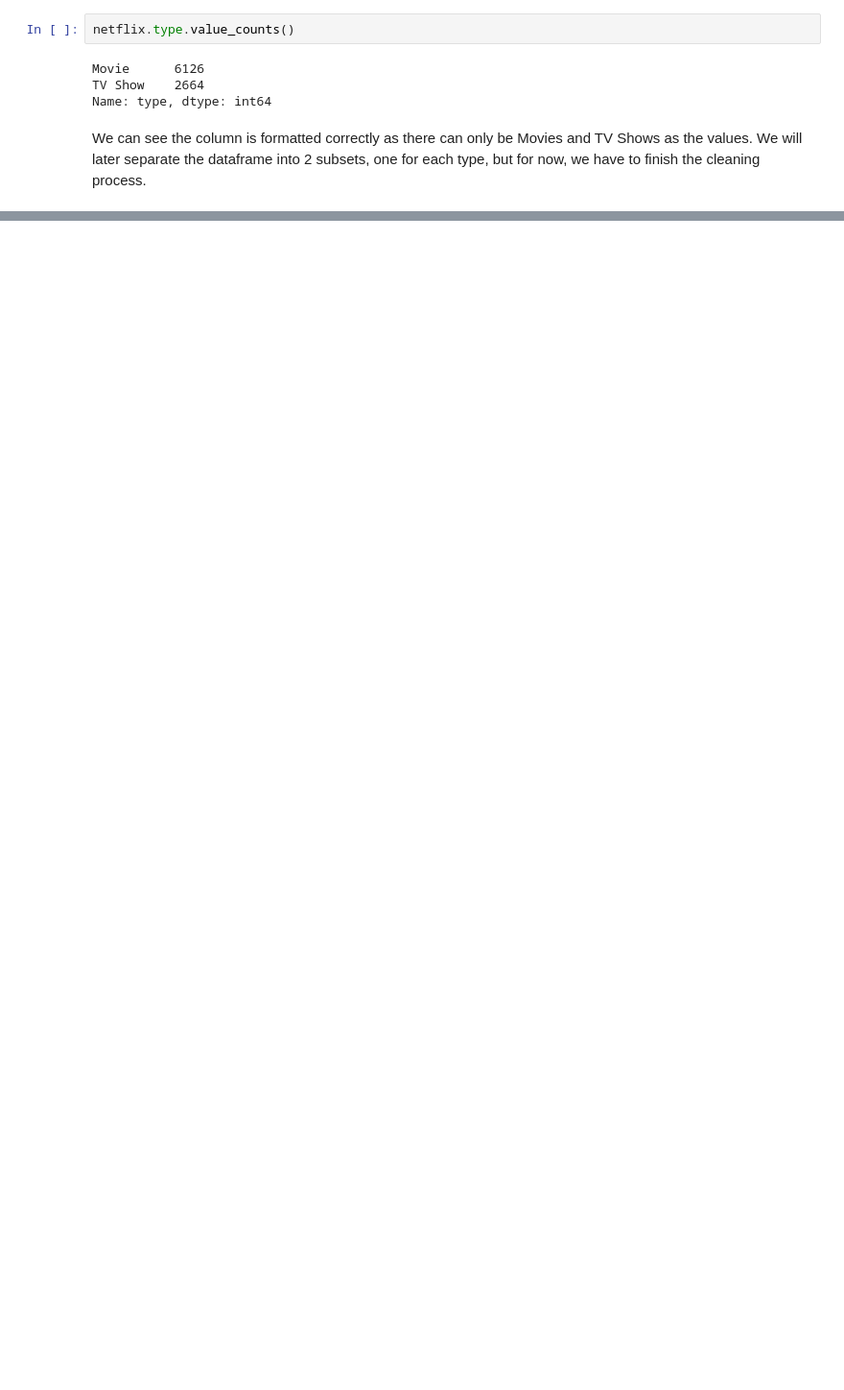
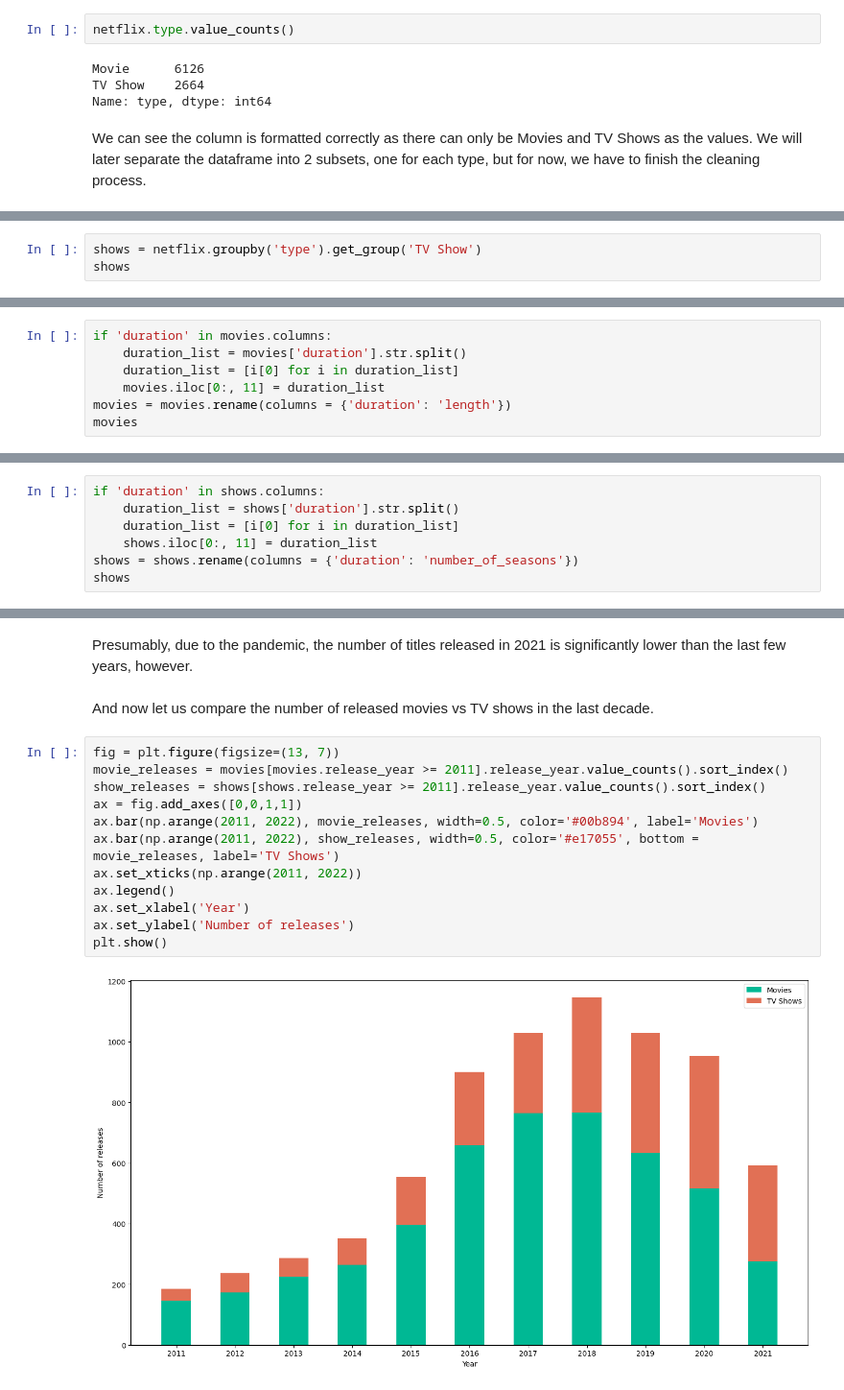
Before and after one commit to Narcis2151/NetflixAnalysis, a Jupyter notebook: analysis.ipynb, the cells around one changed output, grey strips where cells are left out. Shown: that part at 96% size. Saved outputs shown, nothing was run; the diff lists cells and outputs as text; blank space fills up the shorter version.

```diff
--- a/analysis.ipynb
+++ b/analysis.ipynb
@@ -232,0 +297,3 @@ We'll now take a look at the "country" column:
+# %%
+shows = netflix.groupby('type').get_group('TV Show')
+shows
@@ -232,0 +332,7 @@ We'll now take a look at the "country" column:
+# %%
+if 'duration' in movies.columns:
+    duration_list = movies['duration'].str.split()
+    duration_list = [i[0] for i in duration_list]
+    movies.iloc[0:, 11] = duration_list
+movies = movies.rename(columns = {'duration': 'length'})
+movies
@@ -232,0 +355,7 @@ We'll now take a look at the "country" column:
+# %%
+if 'duration' in shows.columns:
+    duration_list = shows['duration'].str.split()
+    duration_list = [i[0] for i in duration_list]
+    shows.iloc[0:, 11] = duration_list
+shows = shows.rename(columns = {'duration': 'number_of_seasons'})
+shows
@@ -232,0 +391,18 @@ We'll now take a look at the "country" column:
+# %% [markdown]
+Presumably, due to the pandemic, the number of titles released in 2021 is significantly lower than the last few years, however.
+# %% [markdown]
+And now let us compare the number of released movies vs TV shows in the last decade.
+# %%
+fig = plt.figure(figsize=(13, 7))
+movie_releases = movies[movies.release_year >= 2011].release_year.value_counts().sort_index()
+show_releases = shows[shows.release_year >= 2011].release_year.value_counts().sort_index()
+ax = fig.add_axes([0,0,1,1])
+ax.bar(np.arange(2011, 2022), movie_releases, width=0.5, color='#00b894', label='Movies')
+ax.bar(np.arange(2011, 2022), show_releases, width=0.5, color='#e17055', bottom = movie_releases, label='TV Shows')
+ax.set_xticks(np.arange(2011, 2022))
+ax.legend()
+ax.set_xlabel('Year')
+ax.set_ylabel('Number of releases')
+plt.show()
+# %% [output]
+[figure, added]
```
Also changed, not shown: parts of 45 cells of this notebook.
